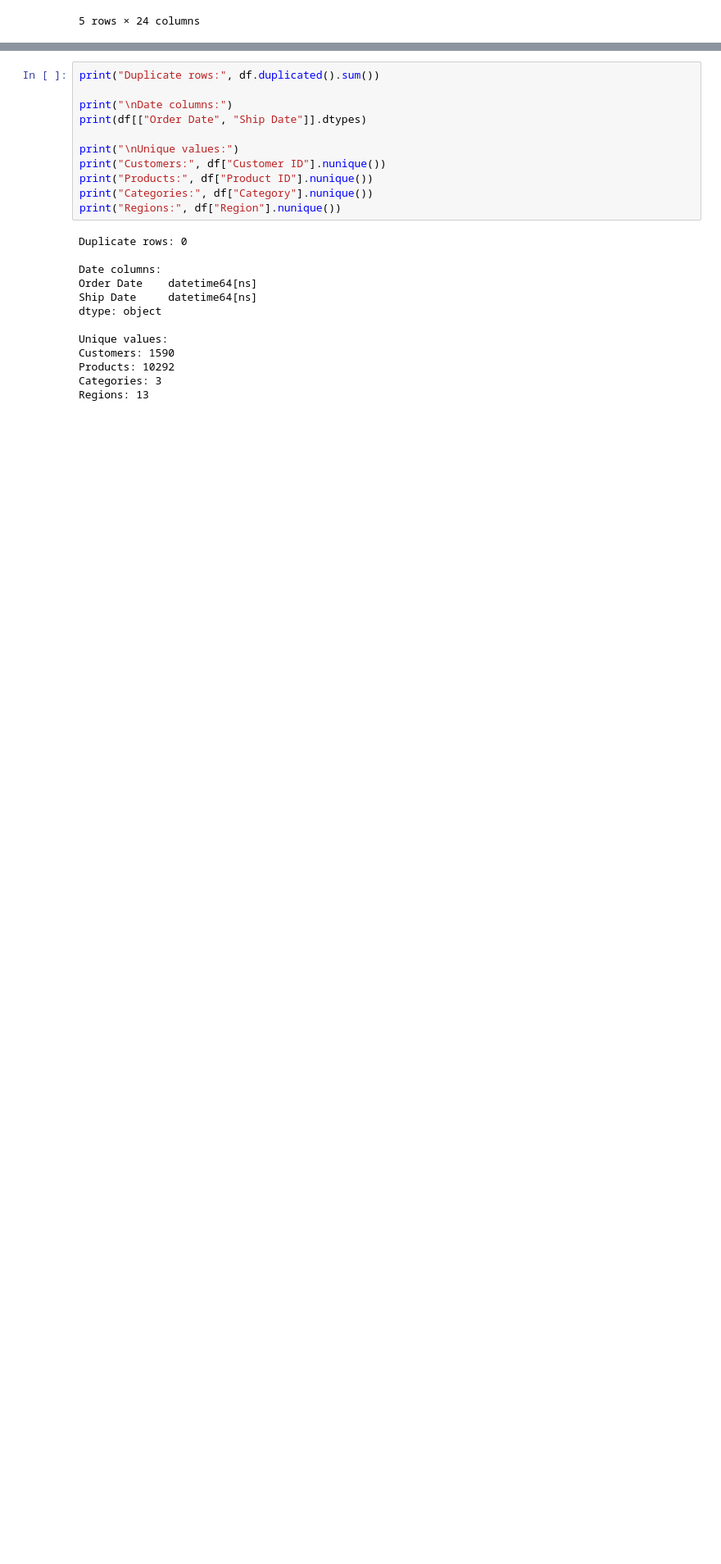
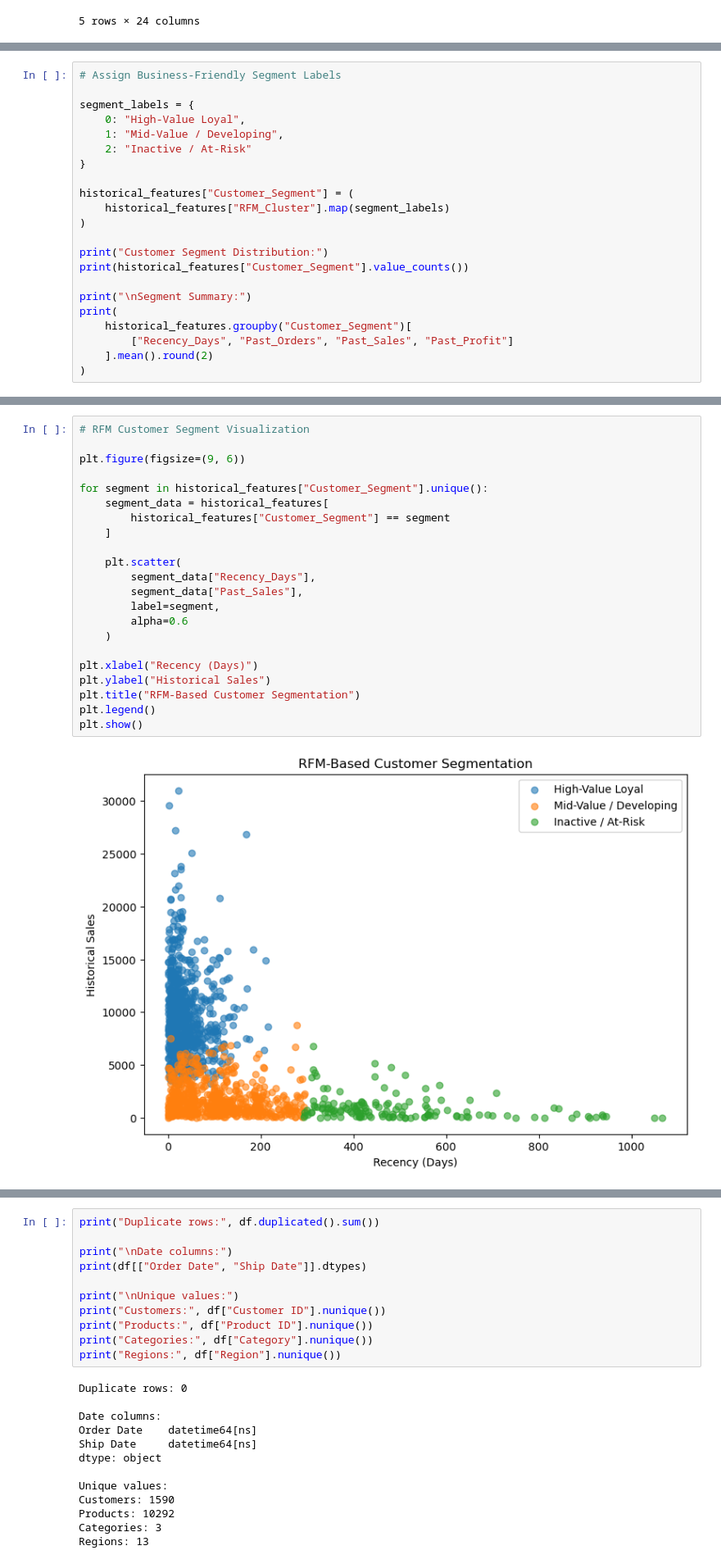
Before and after one commit to shaurya3000/E-Commerce-Data-Science, a Jupyter notebook: analysis/ecommerce_analysis.ipynb, the cells around one changed output, grey strips where cells are left out. Shown at 82% size. Cells and saved outputs as stored; diff of their text form; blank space fills up the shorter version.

```diff
--- a/analysis/ecommerce_analysis.ipynb
+++ b/analysis/ecommerce_analysis.ipynb
@@ -62,0 +472,22 @@ dtype: object
+# %%
+# Assign Business-Friendly Segment Labels
+
+segment_labels = {
+    0: "High-Value Loyal",
+    1: "Mid-Value / Developing",
+    2: "Inactive / At-Risk"
+}
+
+historical_features["Customer_Segment"] = (
+    historical_features["RFM_Cluster"].map(segment_labels)
+)
+
+print("Customer Segment Distribution:")
+print(historical_features["Customer_Segment"].value_counts())
+
+print("\nSegment Summary:")
+print(
+    historical_features.groupby("Customer_Segment")[
+        ["Recency_Days", "Past_Orders", "Past_Sales", "Past_Profit"]
+    ].mean().round(2)
+)
@@ -62,0 +507,24 @@ dtype: object
+# %%
+# RFM Customer Segment Visualization
+
+plt.figure(figsize=(9, 6))
+
+for segment in historical_features["Customer_Segment"].unique():
+    segment_data = historical_features[
+        historical_features["Customer_Segment"] == segment
+    ]
+
+    plt.scatter(
+        segment_data["Recency_Days"],
+        segment_data["Past_Sales"],
+        label=segment,
+        alpha=0.6
+    )
+
+plt.xlabel("Recency (Days)")
+plt.ylabel("Historical Sales")
+plt.title("RFM-Based Customer Segmentation")
+plt.legend()
+plt.show()
+# %% [output]
+[figure, added]
```
Also changed, not shown: parts of 20 cells of this notebook, 1 other file.
